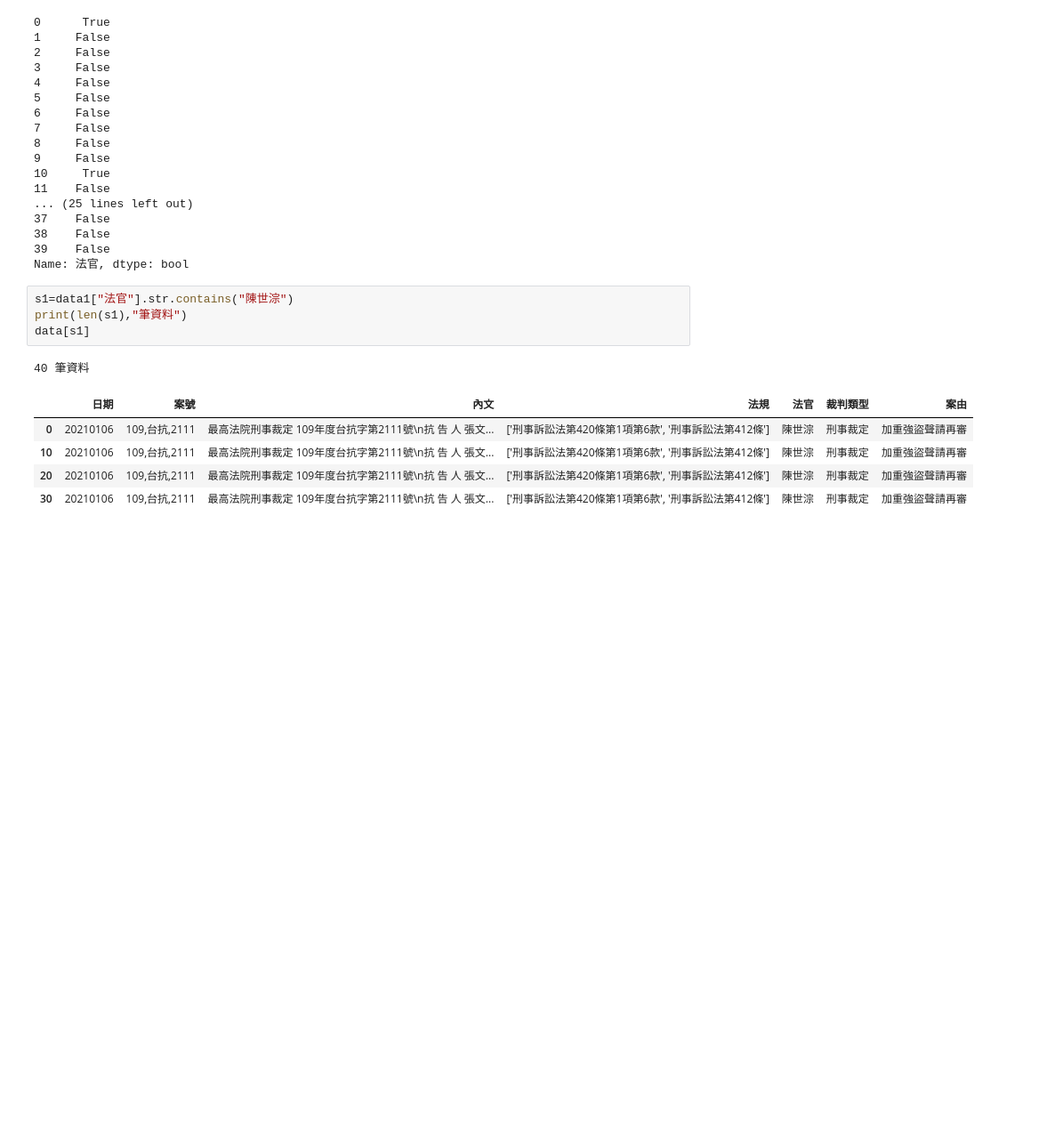
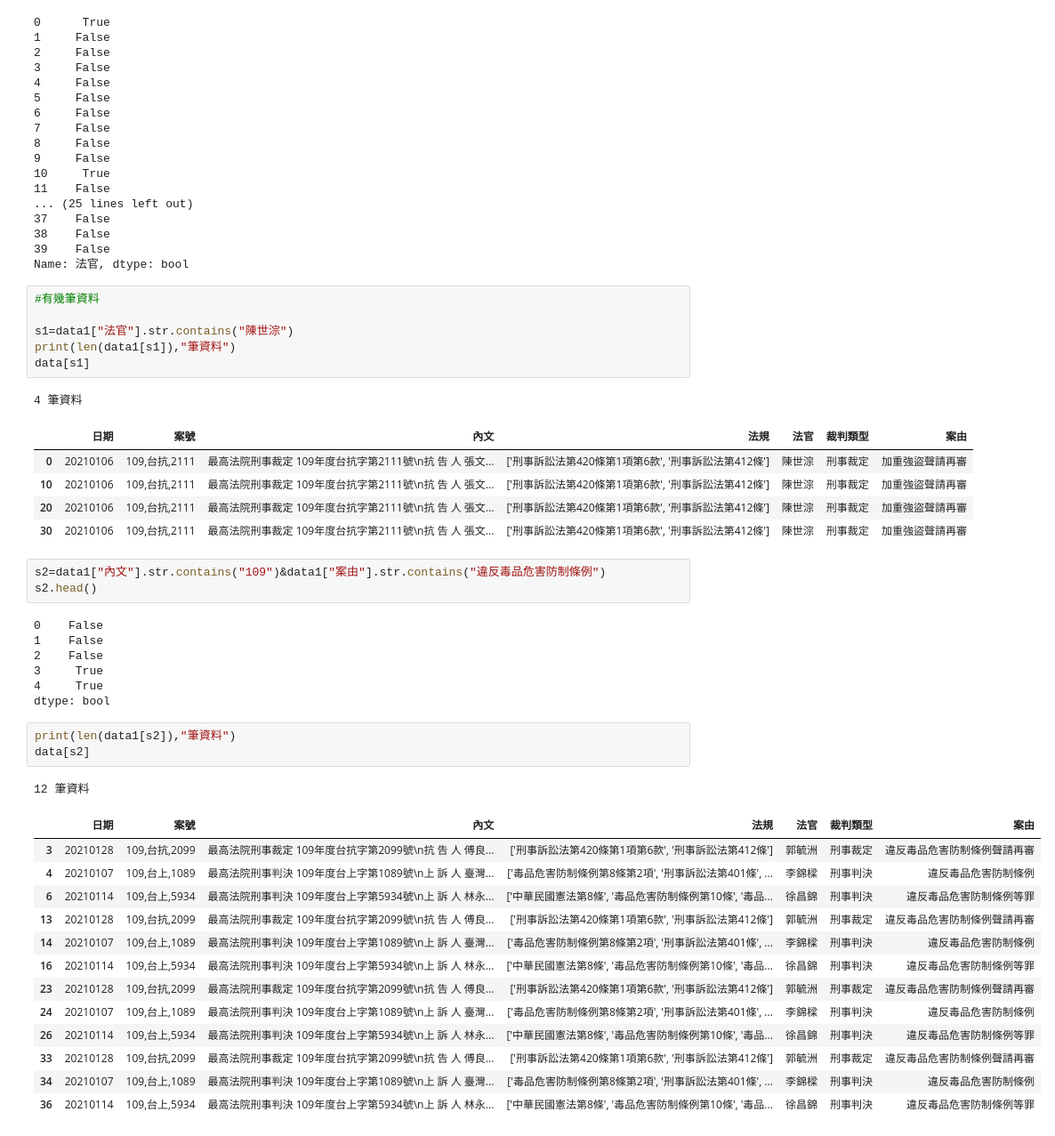
Before and after one commit to awchu0323/PL, a Jupyter notebook: 1027W8/資料彙整1027.ipynb, the cells around one changed output. Shown: that part at 89% size. Saved outputs shown, nothing was run; the diff lists cells and outputs as text; blank space fills up the shorter version.

```diff
--- a/1027W8/資料彙整1027.ipynb
+++ b/1027W8/資料彙整1027.ipynb
@@ -162,13 +162,43 @@ data1["法官"].str.contains("陳世淙")
 39    False
 Name: 法官, dtype: bool
 # %%
+#有幾筆資料
+
 s1=data1["法官"].str.contains("陳世淙")
-print(len(s1),"筆資料")
+print(len(data1[s1]),"筆資料")
 data[s1]
 # %% [output]
-40 筆資料
+4 筆資料
 |  | 日期 | 案號 | 內文 | 法規 | 法官 | 裁判類型 | 案由 |
 | 0 | 20210106 | 109,台抗,2111 | 最高法院刑事裁定 109年度台抗字第2111號\n抗 告 人 張文... | ['刑事訴訟法第420條第1項第6款', '刑事訴訟法第412條'] | 陳世淙 | 刑事裁定 | 加重強盜聲請再審 |
 | 10 | 20210106 | 109,台抗,2111 | 最高法院刑事裁定 109年度台抗字第2111號\n抗 告 人 張文... | ['刑事訴訟法第420條第1項第6款', '刑事訴訟法第412條'] | 陳世淙 | 刑事裁定 | 加重強盜聲請再審 |
 | 20 | 20210106 | 109,台抗,2111 | 最高法院刑事裁定 109年度台抗字第2111號\n抗 告 人 張文... | ['刑事訴訟法第420條第1項第6款', '刑事訴訟法第412條'] | 陳世淙 | 刑事裁定 | 加重強盜聲請再審 |
 | 30 | 20210106 | 109,台抗,2111 | 最高法院刑事裁定 109年度台抗字第2111號\n抗 告 人 張文... | ['刑事訴訟法第420條第1項第6款', '刑事訴訟法第412條'] | 陳世淙 | 刑事裁定 | 加重強盜聲請再審 |
+# %%
+s2=data1["內文"].str.contains("109")&data1["案由"].str.contains("違反毒品危害防制條例")
+s2.head()
+# %% [output]
+0    False
+1    False
+2    False
+3     True
+4     True
+dtype: bool
+# %%
+print(len(data1[s2]),"筆資料")
+data[s2]
+# %% [output]
+12 筆資料
+|  | 日期 | 案號 | 內文 | 法規 | 法官 | 裁判類型 | 案由 |
+| 3 | 20210128 | 109,台抗,2099 | 最高法院刑事裁定 109年度台抗字第2099號\n抗 告 人 傅良... | ['刑事訴訟法第420條第1項第6款', '刑事訴訟法第412條'] | 郭毓洲 | 刑事裁定 | 違反毒品危害防制條例聲請再審 |
+| 4 | 20210107 | 109,台上,1089 | 最高法院刑事判決 109年度台上字第1089號\n上 訴 人 臺灣... | ['毒品危害防制條例第8條第2項', '刑事訴訟法第401條', ... | 李錦樑 | 刑事判決 | 違反毒品危害防制條例 |
+| 6 | 20210114 | 109,台上,5934 | 最高法院刑事判決 109年度台上字第5934號\n上 訴 人 林永... | ['中華民國憲法第8條', '毒品危害防制條例第10條', '毒品... | 徐昌錦 | 刑事判決 | 違反毒品危害防制條例等罪 |
+| 13 | 20210128 | 109,台抗,2099 | 最高法院刑事裁定 109年度台抗字第2099號\n抗 告 人 傅良... | ['刑事訴訟法第420條第1項第6款', '刑事訴訟法第412條'] | 郭毓洲 | 刑事裁定 | 違反毒品危害防制條例聲請再審 |
+| 14 | 20210107 | 109,台上,1089 | 最高法院刑事判決 109年度台上字第1089號\n上 訴 人 臺灣... | ['毒品危害防制條例第8條第2項', '刑事訴訟法第401條', ... | 李錦樑 | 刑事判決 | 違反毒品危害防制條例 |
+| 16 | 20210114 | 109,台上,5934 | 最高法院刑事判決 109年度台上字第5934號\n上 訴 人 林永... | ['中華民國憲法第8條', '毒品危害防制條例第10條', '毒品... | 徐昌錦 | 刑事判決 | 違反毒品危害防制條例等罪 |
+| 23 | 20210128 | 109,台抗,2099 | 最高法院刑事裁定 109年度台抗字第2099號\n抗 告 人 傅良... | ['刑事訴訟法第420條第1項第6款', '刑事訴訟法第412條'] | 郭毓洲 | 刑事裁定 | 違反毒品危害防制條例聲請再審 |
+| 24 | 20210107 | 109,台上,1089 | 最高法院刑事判決 109年度台上字第1089號\n上 訴 人 臺灣... | ['毒品危害防制條例第8條第2項', '刑事訴訟法第401條', ... | 李錦樑 | 刑事判決 | 違反毒品危害防制條例 |
+| 26 | 20210114 | 109,台上,5934 | 最高法院刑事判決 109年度台上字第5934號\n上 訴 人 林永... | ['中華民國憲法第8條', '毒品危害防制條例第10條', '毒品... | 徐昌錦 | 刑事判決 | 違反毒品危害防制條例等罪 |
+| 33 | 20210128 | 109,台抗,2099 | 最高法院刑事裁定 109年度台抗字第2099號\n抗 告 人 傅良... | ['刑事訴訟法第420條第1項第6款', '刑事訴訟法第412條'] | 郭毓洲 | 刑事裁定 | 違反毒品危害防制條例聲請再審 |
+| 34 | 20210107 | 109,台上,1089 | 最高法院刑事判決 109年度台上字第1089號\n上 訴 人 臺灣... | ['毒品危害防制條例第8條第2項', '刑事訴訟法第401條', ... | 李錦樑 | 刑事判決 | 違反毒品危害防制條例 |
+| 36 | 20210114 | 109,台上,5934 | 最高法院刑事判決 109年度台上字第5934號\n上 訴 人 林永... | ['中華民國憲法第8條', '毒品危害防制條例第10條', '毒品... | 徐昌錦 | 刑事判決 | 違反毒品危害防制條例等罪 |
```
